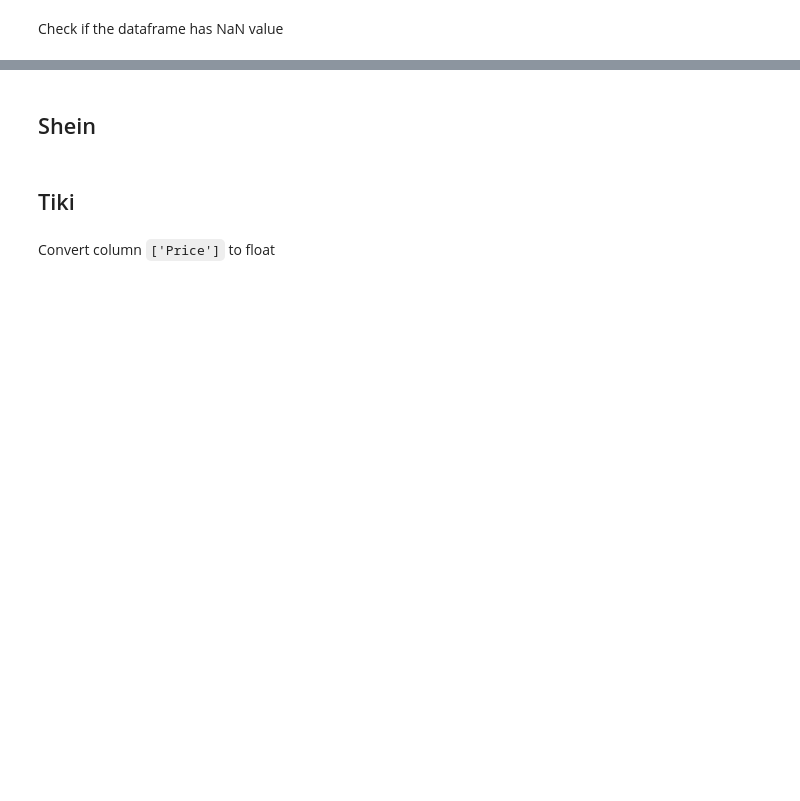
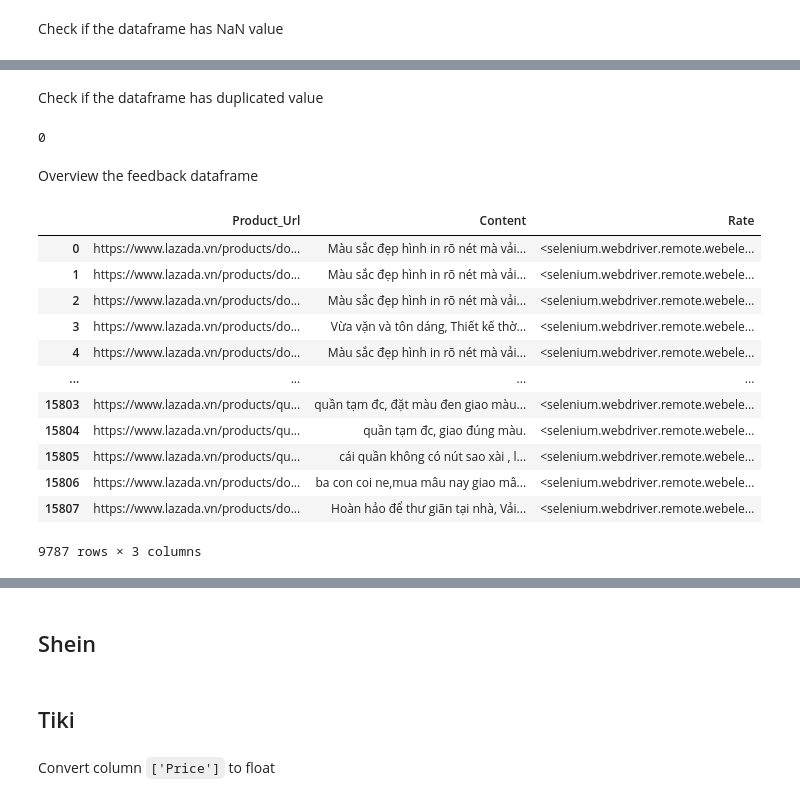
Before and after one commit to tathithienthanh/WomenFashionProductRecommendationSystem, a Jupyter notebook: Untitled.ipynb, the cells around one changed output, grey strips where cells are left out. Saved outputs shown, nothing was run; the diff lists cells and outputs as text; code cells hidden in the pictures; blank space fills up the shorter version.

```diff
--- a/Untitled.ipynb
+++ b/Untitled.ipynb
@@ -683,0 +782,24 @@ print(Laz_nan_summary)
+# %% [markdown]
+Check if the dataframe has duplicated value
+# %%
+print(len(df_Laz_product[df_Laz_product.duplicated()]))
+# %% [output]
+0
+# %% [markdown]
+Overview the feedback dataframe
+# %%
+df_Laz_feedback
+# %% [output]
+|  | Product_Url | Content | Rate |
+| 0 | https://www.lazada.vn/products/do... | Màu sắc đẹp hình in rõ nét mà vải... | <selenium.webdriver.remote.webele... |
+| 1 | https://www.lazada.vn/products/do... | Màu sắc đẹp hình in rõ nét mà vải... | <selenium.webdriver.remote.webele... |
+| 2 | https://www.lazada.vn/products/do... | Màu sắc đẹp hình in rõ nét mà vải... | <selenium.webdriver.remote.webele... |
+| 3 | https://www.lazada.vn/products/do... | Vừa vặn và tôn dáng, Thiết kế thờ... | <selenium.webdriver.remote.webele... |
+| 4 | https://www.lazada.vn/products/do... | Màu sắc đẹp hình in rõ nét mà vải... | <selenium.webdriver.remote.webele... |
+| ... | ... | ... | ... |
+| 15803 | https://www.lazada.vn/products/qu... | quần tạm đc, đặt màu đen giao màu... | <selenium.webdriver.remote.webele... |
+| 15804 | https://www.lazada.vn/products/qu... | quần tạm đc, giao đúng màu. | <selenium.webdriver.remote.webele... |
+| 15805 | https://www.lazada.vn/products/qu... | cái quần không có nút sao xài , l... | <selenium.webdriver.remote.webele... |
+| 15806 | https://www.lazada.vn/products/do... | ba con coi ne,mua mâu nay giao mâ... | <selenium.webdriver.remote.webele... |
+| 15807 | https://www.lazada.vn/products/do... | Hoàn hảo để thư giãn tại nhà, Vải... | <selenium.webdriver.remote.webele... |
+9787 rows × 3 columns
```
Also changed, not shown: parts of 36 cells of this notebook.
